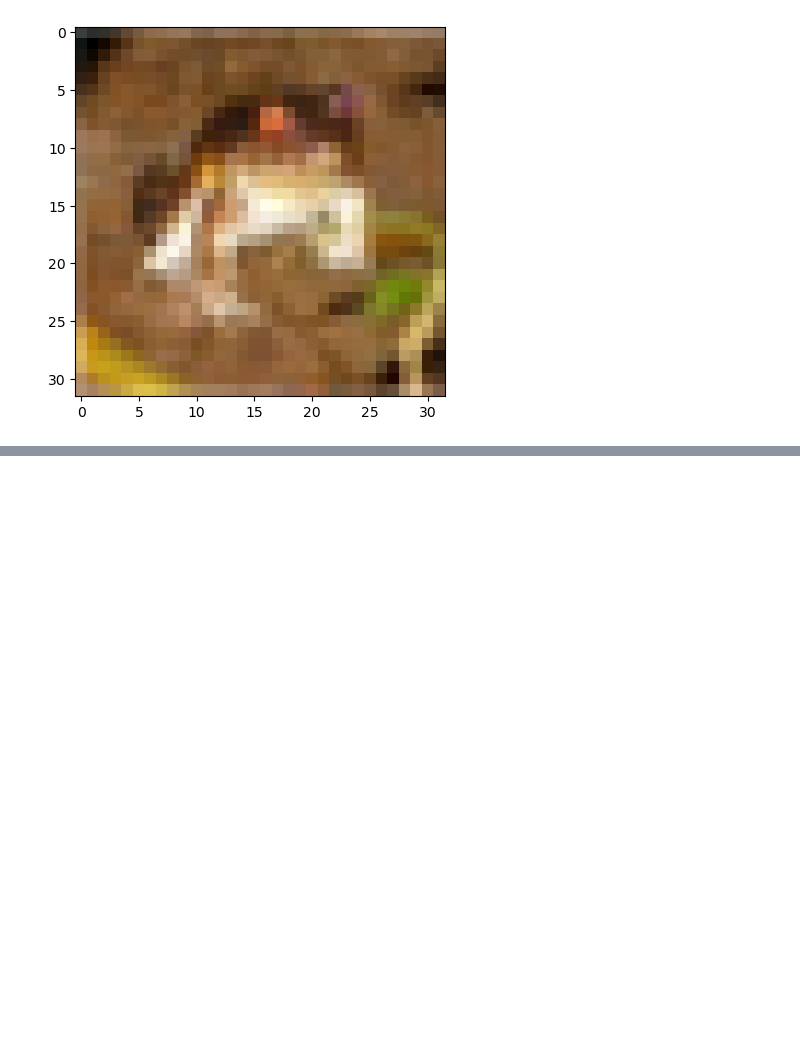
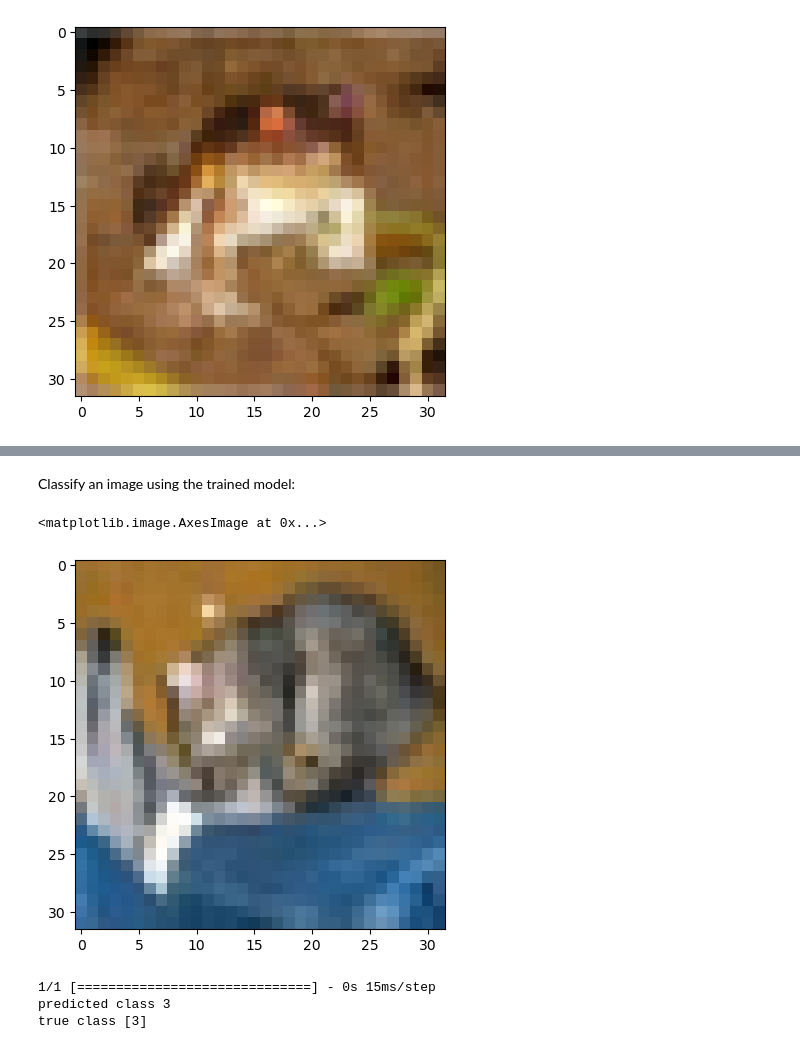
Before and after one commit to Selim321/basic-image-classifier, a Jupyter notebook: basic-image-classifier.ipynb, the cells around one changed output, grey strips where cells are left out. Drawn from its saved outputs; the diff is of its cells as text; code cells hidden in the pictures; blank space fills up the shorter version.

```diff
--- a/basic-image-classifier.ipynb
+++ b/basic-image-classifier.ipynb
@@ -22,0 +112,20 @@ plt.imshow(x_train[0])
+# %% [markdown]
+Classify an image using the trained model:
+# %%
+test_image = x_test[0]
+plt.imshow(test_image)
+# %% [output]
+<matplotlib.image.AxesImage at 0x...>
+[figure, added]
+# %%
+pred =model.predict(np.expand_dims(test_image,0))
+
+class_pred = np.argmax(pred)
+
+print("predicted class {}".format(class_pred))
+
+print("true class {}".format(y_test[0]))
+# %% [output]
+1/1 [==============================] - 0s 15ms/step
+predicted class 3
+true class [3]
```
Also changed, not shown: parts of 8 cells of this notebook.
